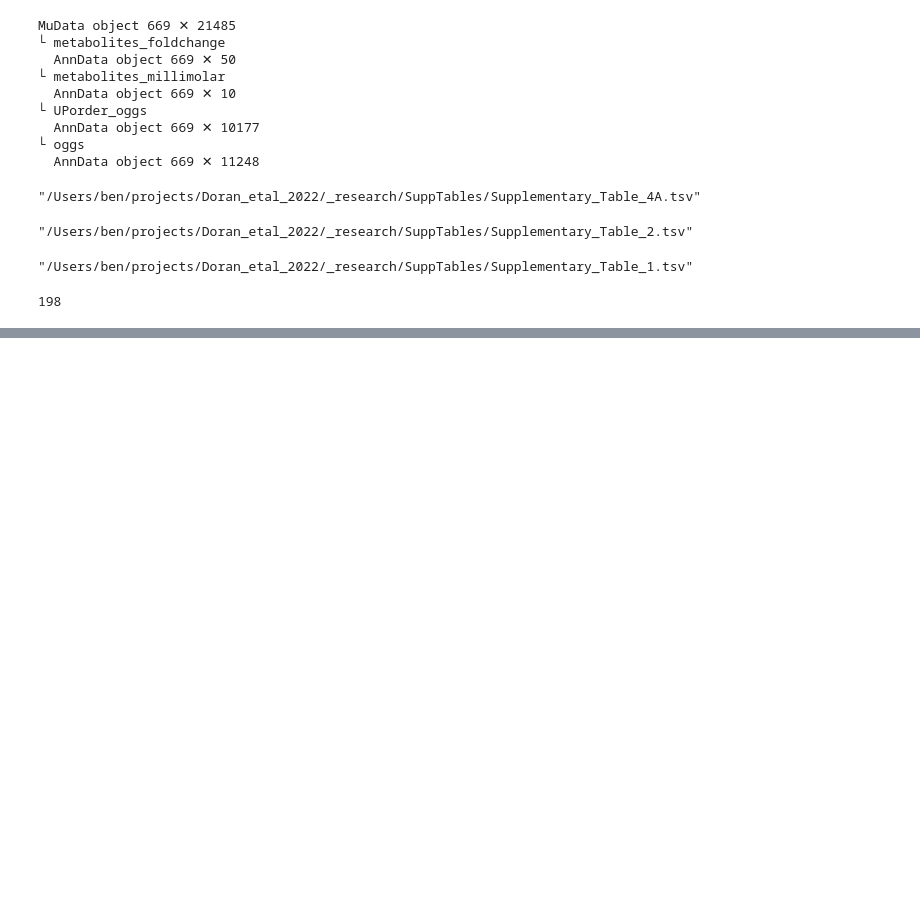
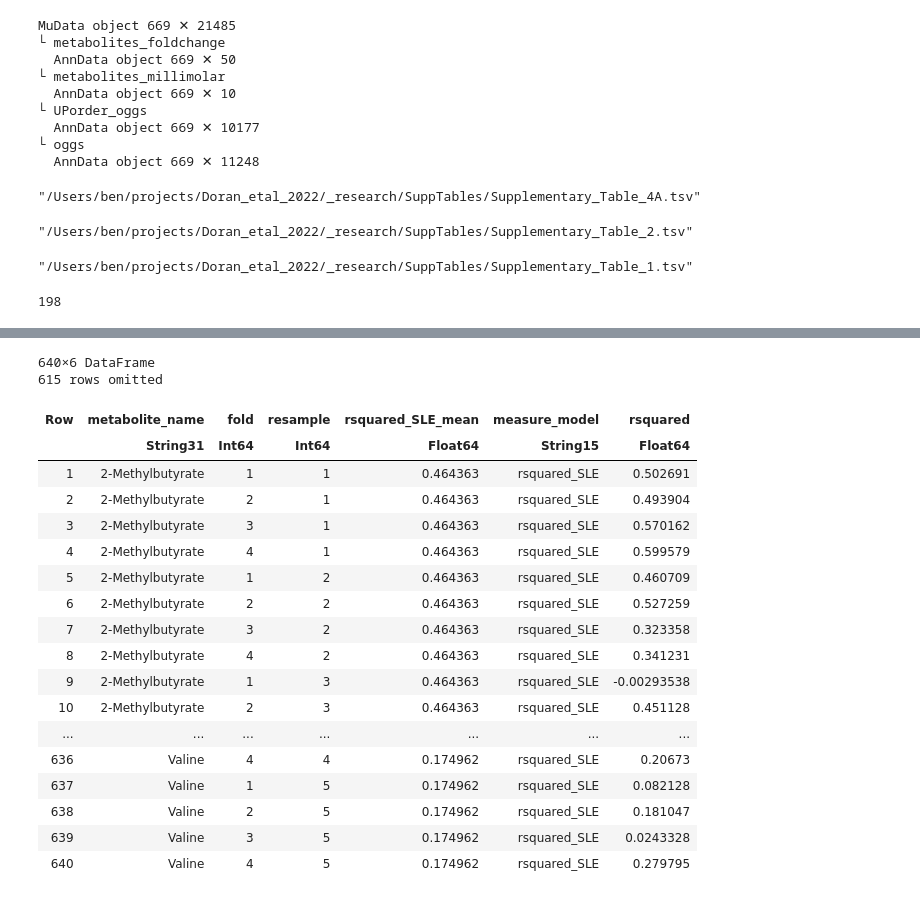
Before and after one commit to aramanlab/Doran_etal_2022, a Jupyter notebook: notebooks/dev/SuppTablesFormatting.ipynb, the cells around one changed output, grey strips where cells are left out. Drawn from its saved outputs; the diff is of its cells as text; code cells hidden in the pictures; blank space fills up the shorter version.

Commit message:
check numbers for metabolites

```diff
--- a/notebooks/dev/SuppTablesFormatting.ipynb
+++ b/notebooks/dev/SuppTablesFormatting.ipynb
@@ -44,0 +83,23 @@ df = CSV.read(projectdir("_research/SuppTables/Supplementary_Table_3.tsv"), Data
+# %%
+df = CSV.read(projectdir("_research/SuppTables/Supplementary_Table_4B.tsv"), DataFrame, delim="\t", comment="#")
+# %% [output]
+640×6 DataFrame
+615 rows omitted
+| Row | metabolite_name | fold | resample | rsquared_SLE_mean | measure_model | rsquared |
+|  | String31 | Int64 | Int64 | Float64 | String15 | Float64 |
+| 1 | 2-Methylbutyrate | 1 | 1 | 0.464363 | rsquared_SLE | 0.502691 |
+| 2 | 2-Methylbutyrate | 2 | 1 | 0.464363 | rsquared_SLE | 0.493904 |
+| 3 | 2-Methylbutyrate | 3 | 1 | 0.464363 | rsquared_SLE | 0.570162 |
+| 4 | 2-Methylbutyrate | 4 | 1 | 0.464363 | rsquared_SLE | 0.599579 |
+| 5 | 2-Methylbutyrate | 1 | 2 | 0.464363 | rsquared_SLE | 0.460709 |
+| 6 | 2-Methylbutyrate | 2 | 2 | 0.464363 | rsquared_SLE | 0.527259 |
+| 7 | 2-Methylbutyrate | 3 | 2 | 0.464363 | rsquared_SLE | 0.323358 |
+| 8 | 2-Methylbutyrate | 4 | 2 | 0.464363 | rsquared_SLE | 0.341231 |
+| 9 | 2-Methylbutyrate | 1 | 3 | 0.464363 | rsquared_SLE | -0.00293538 |
+| 10 | 2-Methylbutyrate | 2 | 3 | 0.464363 | rsquared_SLE | 0.451128 |
+| ... | ... | ... | ... | ... | ... | ... |
+| 636 | Valine | 4 | 4 | 0.174962 | rsquared_SLE | 0.20673 |
+| 637 | Valine | 1 | 5 | 0.174962 | rsquared_SLE | 0.082128 |
+| 638 | Valine | 2 | 5 | 0.174962 | rsquared_SLE | 0.181047 |
+| 639 | Valine | 3 | 5 | 0.174962 | rsquared_SLE | 0.0243328 |
+| 640 | Valine | 4 | 5 | 0.174962 | rsquared_SLE | 0.279795 |
```
Also changed, not shown: parts of 5 cells of this notebook.
